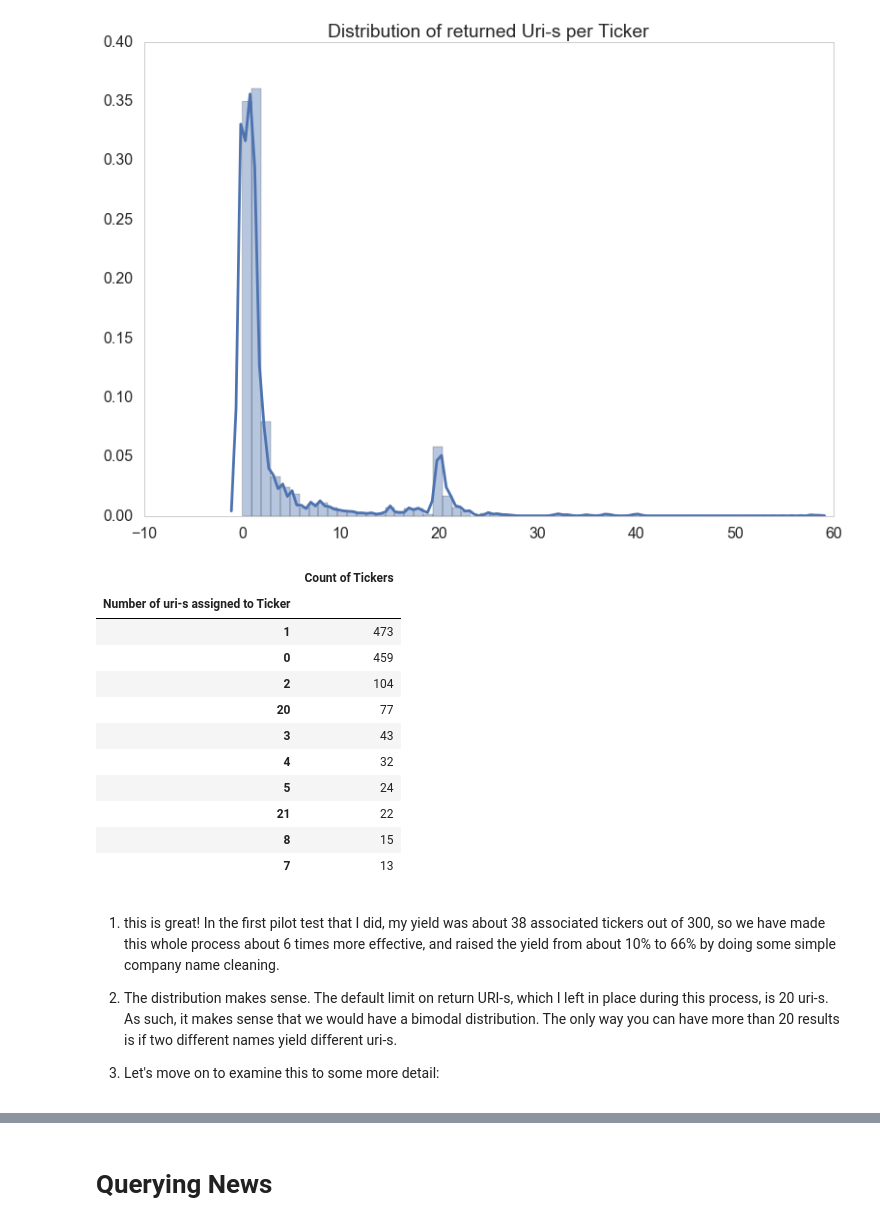
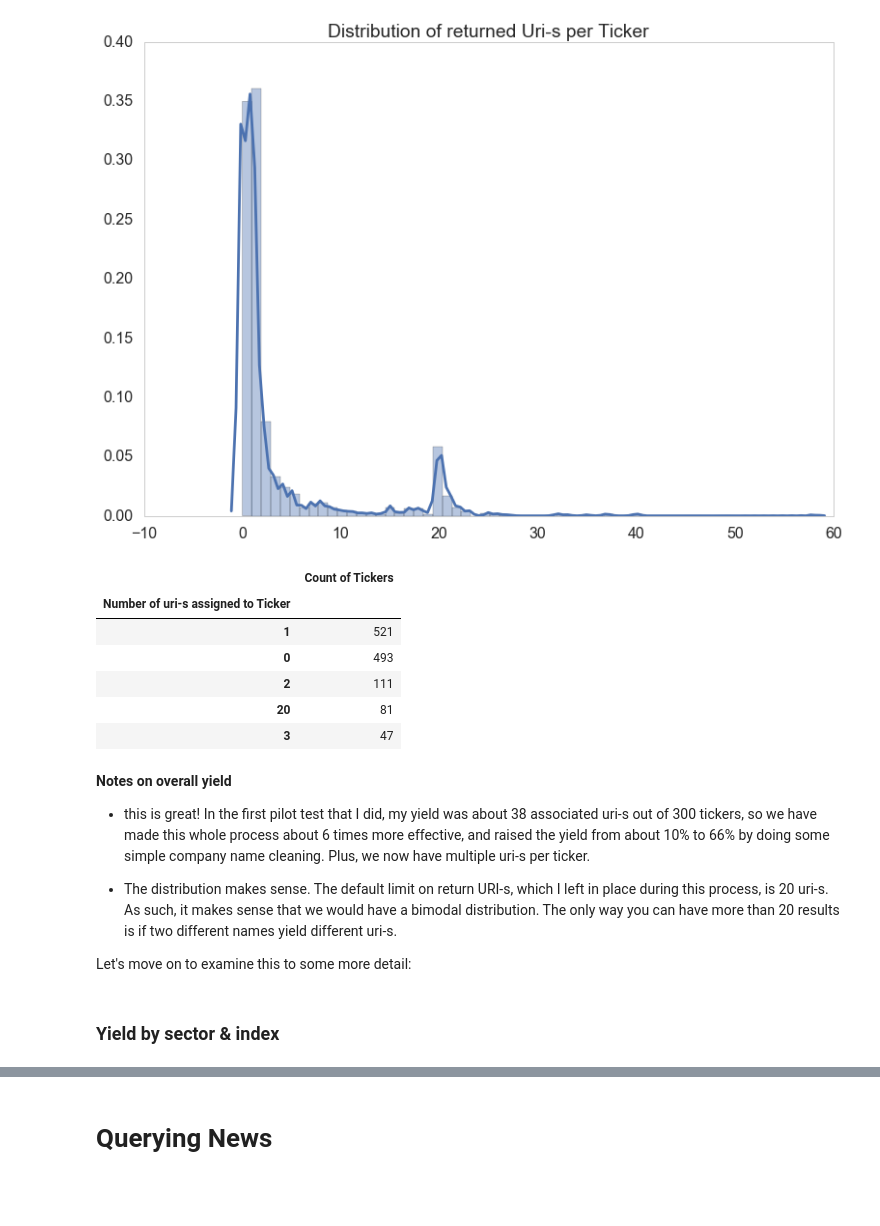
Before and after one commit to nolefp/ec970, a Jupyter notebook: Pilot Test.ipynb, the cells around one changed output, grey strips where cells are left out. Cells and saved outputs as stored; diff of their text form; code cells hidden in the pictures; blank space fills up the shorter version.

```diff
--- a/Pilot Test.ipynb
+++ b/Pilot Test.ipynb
@@ -113,8 +113,8 @@ np.savetxt('../data/firms/firmtics_500_400_600.txt',indexfirmdf.co_tic.values,
 # choose which varibles to load
 vars_to_load = [u'PERMNO', u'date', u'NAMEENDT', u'SHRCD', u'EXCHCD', u'SICCD',
                 u'NCUSIP', u'TICKER', u'COMNAM', u'SHRCLS', u'TSYMBOL',
-                u'NAICS', u'PRC', u'VOL', u'RET', u'RETX', 'sprtrn', u'NUMTRD']
-financialdf = pd.read_csv("../data/financial data/crsp_400_600_500_2010_2015_all_var.csv", usecols = vars_to_load)
+                u'NAICS', u'PRC', u'VOL', u'RET', u'RETX', 'sprtrn', u'NUMTRD', 'vwretd']
+financialdf = pd.read_csv("../data/financial/crsp_400_600_500_2010_2015_all_var.csv", usecols = vars_to_load)
 # %%
 # clean up first load
 
@@ -754,29 +784,27 @@ sns.distplot(uricounts, norm_hist=False, bins=60)
 # %%
 # show exact table of distribution
 distribution = pd.DataFrame(uricounts['Uri Count'].value_counts())
 distribution.reset_index(inplace=1)
 distribution.columns = [["Number of uri-s assigned to Ticker", "Count of Tickers"]]
 distribution.set_index("Number of uri-s assigned to Ticker",inplace=1)
-distribution.head(10)
+distribution.head(5)
 # %% [output]
 |  | Count of Tickers |
 | Number of uri-s assigned to Ticker |  |
-| 1 | 473 |
-| 0 | 459 |
-| 2 | 104 |
-| 20 | 77 |
-| 3 | 43 |
-| 4 | 32 |
-| 5 | 24 |
-| 21 | 22 |
-| 8 | 15 |
-| 7 | 13 |
+| 1 | 521 |
+| 0 | 493 |
+| 2 | 111 |
+| 20 | 81 |
+| 3 | 47 |
 # %% [markdown]
-1. this is great! In the first pilot test that I did, my yield was about 38 associated tickers out of 300, so we have made this whole process about 6 times more effective, and raised the yield from about 10% to 66% by doing some simple company name cleaning.
+**Notes on overall yield**
+- this is great! In the first pilot test that I did, my yield was about 38 associated uri-s out of 300 tickers, so we have made this whole process about 6 times more effective, and raised the yield from about 10% to 66% by doing some simple company name cleaning. Plus, we now have multiple uri-s per ticker.
 
-2. The distribution makes sense. The default limit on return URI-s, which I left in place during this process, is 20 uri-s. As such, it makes sense that we would have a bimodal distribution. The only way you can have more than 20 results is if two different names yield different uri-s.
+- The distribution makes sense. The default limit on return URI-s, which I left in place during this process, is 20 uri-s. As such, it makes sense that we would have a bimodal distribution. The only way you can have more than 20 results is if two different names yield different uri-s.
 
-3. Let's move on to examine this to some more detail:
+Let's move on to examine this to some more detail:
+# %% [markdown]
+### Yield by sector & index
 # %%
 # get company names
 SIC = pd.read_csv("../data/financial/crsp_400_600_500_2010_2015_ticker_comnam_SIC2.csv")
```
Also changed, not shown: parts of 68 cells of this notebook, 2 other files.
